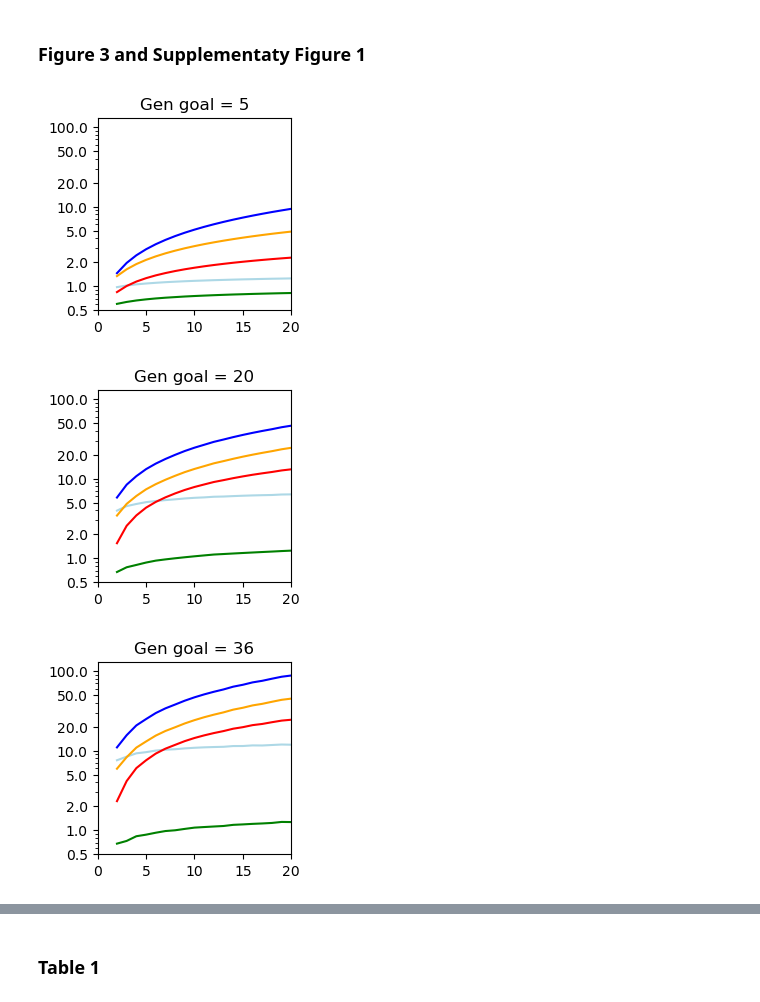
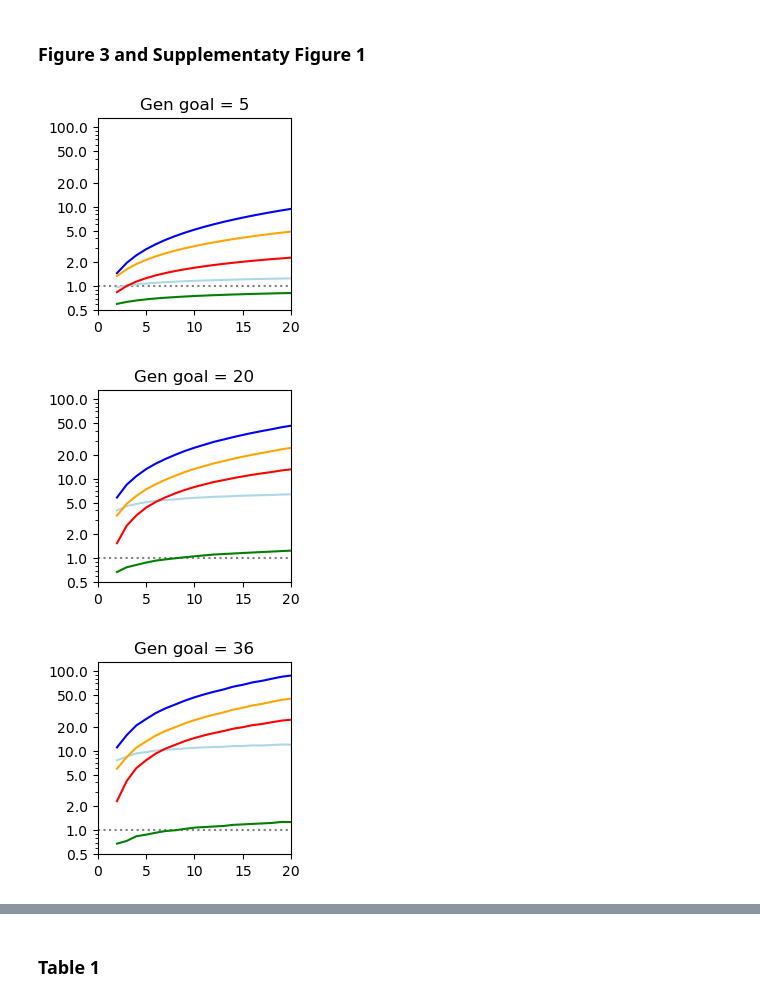
Before and after one commit to KatieWillis/DriveSelectionBalance, a Jupyter notebook: SimulationScript.ipynb, the cells around one changed output, grey strips where cells are left out. Saved outputs shown, nothing was run; the diff lists cells and outputs as text; code cells hidden in the pictures.

```diff
--- a/SimulationScript.ipynb
+++ b/SimulationScript.ipynb
@@ -632,8 +633,9 @@ PDNE_rrr = lab_rrr;
 #plot repeat releases of the above release rate to check
 f1 = PyPlot.figure(figsize=(2.5,2.5))
 
+PyPlot.plot([0,20],[1,1],color = "grey",":")
+
 Gen_index = 5
-
 
 y = SIT_rrr ./  PDNE_rrr
 PyPlot.plot(Rm_vec,y[Gen_index,:],color = "blue","-")
@@ -656,10 +658,12 @@ PyPlot.ylim(0.6,130)
 #PyPlot.ylim(0,60)
 PyPlot.title("Gen goal = 5")
 PyPlot.yticks([0.50,1,2,5,10,20,50,100],[0.50,1,2,5,10,20,50,100])
-
+PyPlot.savefig("./results/FigS1upper1.pdf",bbox_inches = "tight")
 PyPlot.show()
 #plot repeat releases of the above release rate to check
 f1 = PyPlot.figure(figsize=(2.5,2.5))
+
+PyPlot.plot([0,20],[1,1],color = "grey",":")
 
 Gen_index = 20
 
@@ -684,42 +688,43 @@ PyPlot.ylim(0.6,130)
 #PyPlot.ylim(0,60)
 PyPlot.title("Gen goal = 20")
 PyPlot.yticks([0.50,1,2,5,10,20,50,100],[0.50,1,2,5,10,20,50,100])
-
+PyPlot.savefig("./results/FigS1upper2.pdf",bbox_inches = "tight")
 PyPlot.show()
 #plot repeat releases of the above release rate to check
 f1 = PyPlot.figure(figsize=(2.5,2.5))
 
 Gen_index = 36
 
-#PyPlot.plot([0,20],[1,1],color = "grey",":",alpha=0.5)
+PyPlot.plot([0,20],[1,1],color = "grey",":")
 
 y = SIT_rrr ./  PDNE_rrr
 PyPlot.plot(Rm_vec,y[Gen_index,:],color = "blue","-")
 
 y = RIDL_rrr ./  PDNE_rrr
 PyPlot.plot(Rm_vec,y[Gen_index,:],color = "lightblue","-")
 
 y = fsRIDL_rrr ./  PDNE_rrr
 PyPlot.plot(Rm_vec,y[Gen_index,:],color = "orange","-")
 
 y = XS_rrr ./  PDNE_rrr
 PyPlot.plot(Rm_vec,y[Gen_index,:],color = "red","-")
 
 y = MDFS_rrr ./  PDNE_rrr
 PyPlot.plot(Rm_vec,y[Gen_index,:],color = "green","-")
 
 PyPlot.xlim(0,20)
 PyPlot.yscale("log")
 PyPlot.ylim(0.6,130)
 #PyPlot.ylim(0,60)
 PyPlot.title("Gen goal = 36")
 PyPlot.yticks([0.50,1,2,5,10,20,50,100],[0.50,1,2,5,10,20,50,100])
 
+PyPlot.savefig("./results/FigS1upper3.pdf",bbox_inches = "tight")
 PyPlot.show()
 # %% [output]
-[figure, old version]
+[figure, new version]
-[figure, old version]
+[figure, new version]
-[figure, old version]
+[figure, new version]
 # %%
 #Plot rrr for 95% suppression
 @load "./results/SingleLocus/SIT_0.05.jld2"
```
Also changed, not shown: parts of 26 cells of this notebook.
